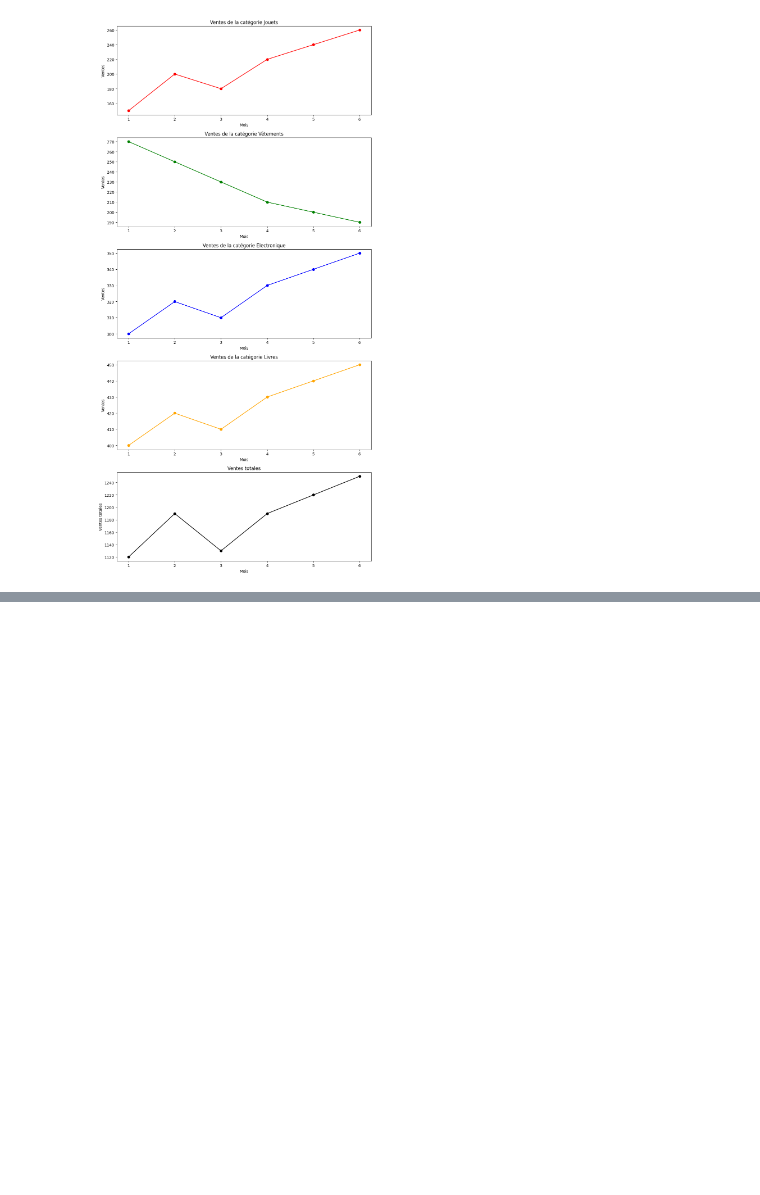
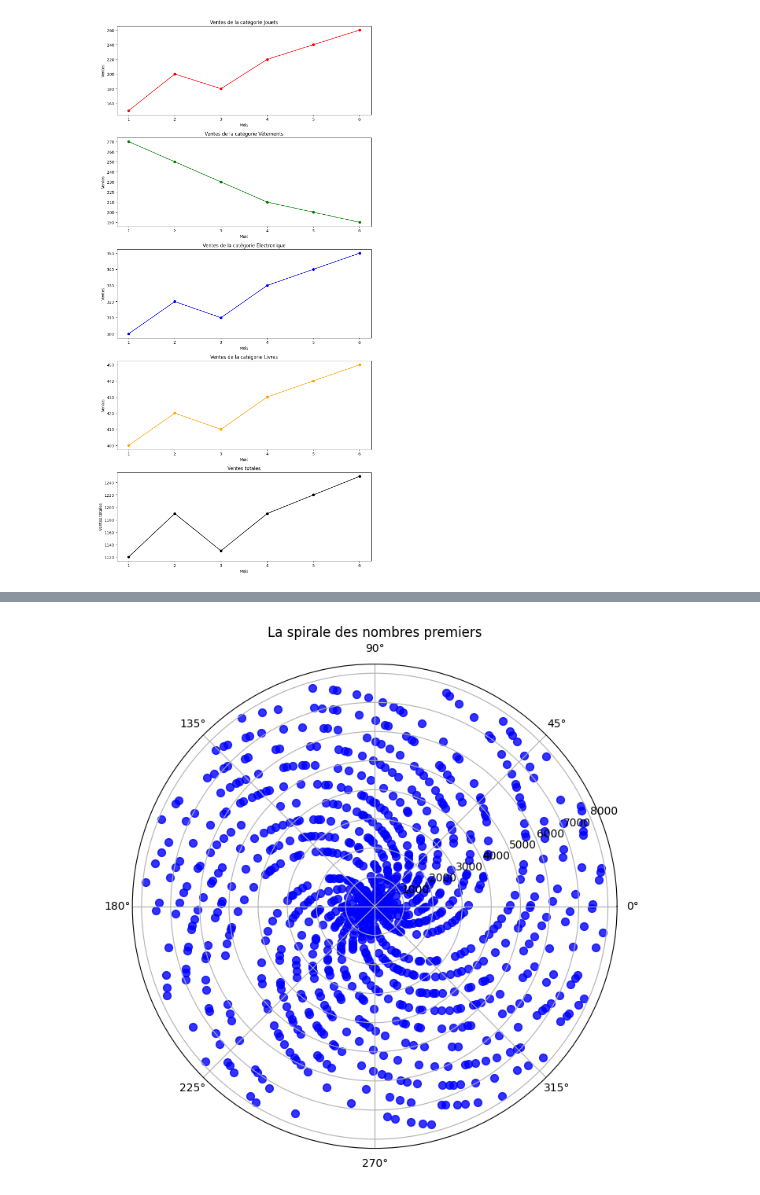
Before and after one commit to ldom1/sorbonne_mimo_python, a Jupyter notebook: 5_numpy_matplotlib/0_cours_corrige.ipynb, the cells around one changed output, grey strips where cells are left out. Saved outputs shown, nothing was run; the diff lists cells and outputs as text; code cells hidden in the pictures; blank space fills up the shorter version.

```diff
--- a/5_numpy_matplotlib/0_cours_corrige.ipynb
+++ b/5_numpy_matplotlib/0_cours_corrige.ipynb
@@ -548,0 +567,53 @@ plt.show()
+# %%
+import numpy as np
+import matplotlib.pyplot as plt
+
+# 1. Créer un tableau de nombres premiers
+def is_prime(n: int) -> bool:
+    """
+    Vérifie si un nombre est premier.
+    1. Un nombre est premier s'il est supérieur à 1 et n'est divisible que par 1 et lui-même.
+    2. On vérifie les diviseurs de 2 à la racine carrée du nombre. On va jusqu'à la racine carrée car
+        si un nombre n a un diviseur supérieur à sa racine carrée, il doit aussi avoir un diviseur
+        inférieur à sa racine carrée.
+    3. Si le nombre est divisible par un de ces diviseurs, il n'est pas premier.
+    4. Si aucun diviseur n'est trouvé, le nombre est premier.
+
+    :param n: Le nombre à vérifier.
+    :return: True si le nombre est premier, False sinon.
+    """
+    if n <= 1:
+        return False
+    for i in range(2, int(n**0.5) + 1):
+        if n % i == 0:
+            return False
+    return True
+
+# 2. Créer un tableau de nombres premiers
+def generate_primes(n: int) -> np.ndarray:
+    """
+    Génère un tableau de n nombres premiers.
+
+    :param n: Le nombre de nombres premiers à générer.
+    :return: Un tableau de n nombres premiers.
+    """
+    primes = []
+    num = 2  # Le premier nombre premier
+    while len(primes) < n:
+        if is_prime(num):
+            primes.append(num)
+        num += 1
+    return np.array(primes)
+
+# 3. Générer les coordonnées (x, x) tel que x est un nombre premier
+x = generate_primes(n=1000)
+
+# 4. Créer un nuage de points en coordonnées polaires
+plt.figure(figsize=(8, 8))
+plt.subplot(projection="polar")
+plt.scatter(x, x, c="blue", s=50, alpha=0.8)
+plt.title("La spirale des nombres premiers")
+plt.savefig("spirale_nombres_premiers.png")
+plt.show()
+# %% [output]
+[figure, added]
```
Also changed, not shown: parts of 4 cells of this notebook, 3 other files.
